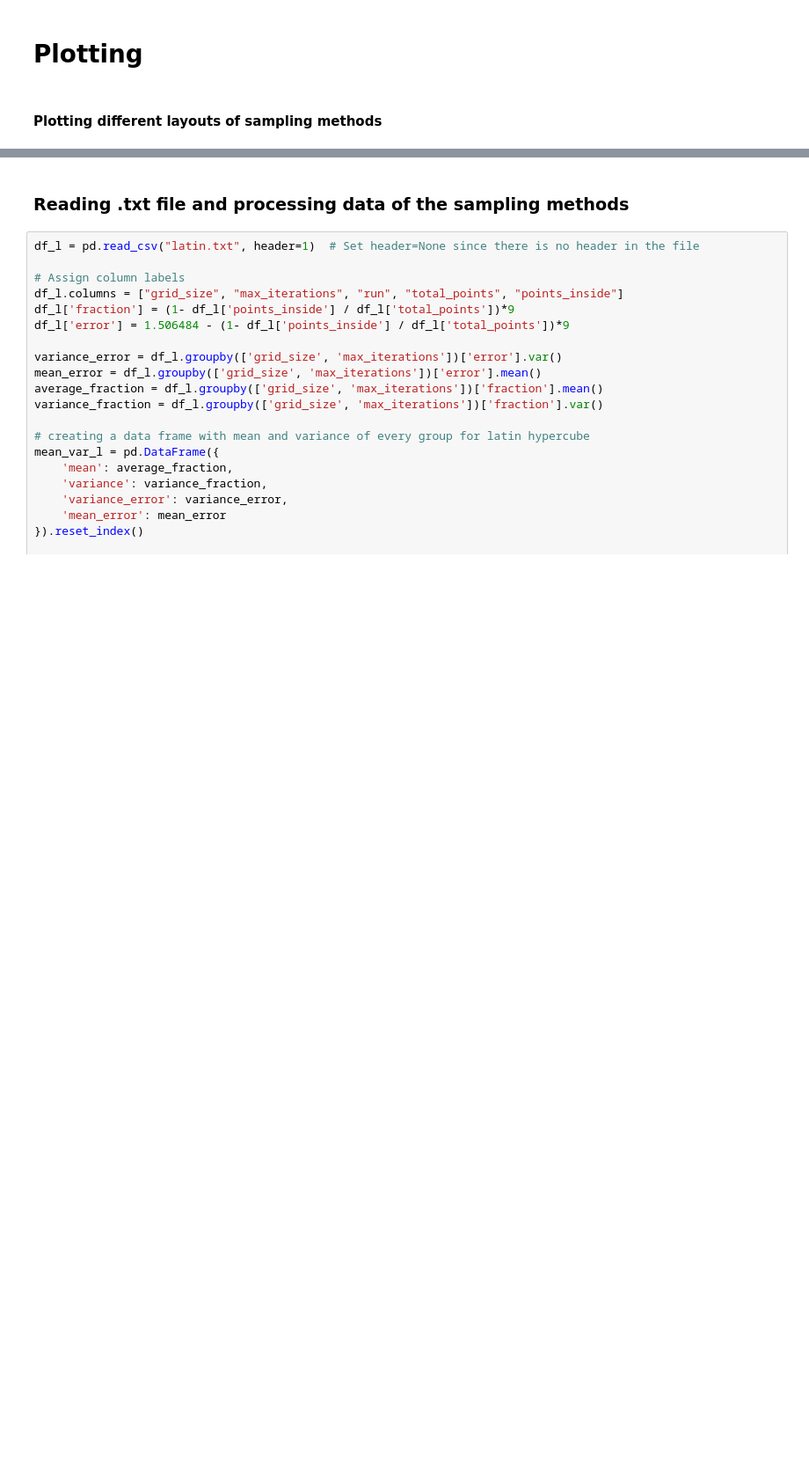
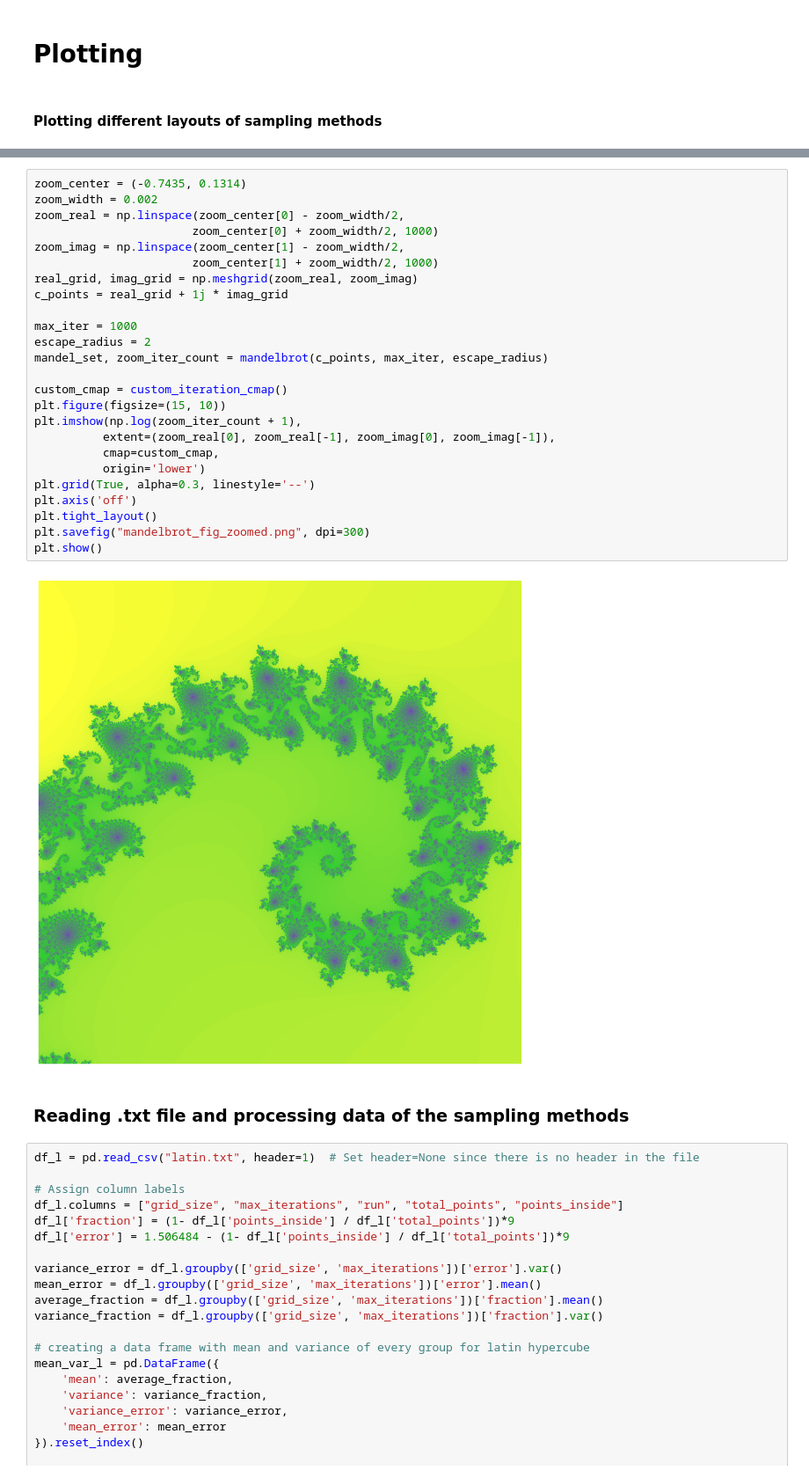
Before and after one commit to Babur-Jihanshahi/ChrisHoynckvanPapendrecht_15340791_CharlotteKoolen_15888592_ZiyaSungkar_14904950_1, a Jupyter notebook: mandelbrot_sim.ipynb, the cells around one changed output, grey strips where cells are left out. Shown at 88% size. Drawn from its saved outputs; the diff is of its cells as text; blank space fills up the shorter version.

```diff
--- a/mandelbrot_sim.ipynb
+++ b/mandelbrot_sim.ipynb
@@ -120,3 +193,30 @@ plt.show()
+# %%
+zoom_center = (-0.7435, 0.1314)
+zoom_width = 0.002
+zoom_real = np.linspace(zoom_center[0] - zoom_width/2,
+                       zoom_center[0] + zoom_width/2, 1000)
+zoom_imag = np.linspace(zoom_center[1] - zoom_width/2,
+                       zoom_center[1] + zoom_width/2, 1000)
+real_grid, imag_grid = np.meshgrid(zoom_real, zoom_imag)
+c_points = real_grid + 1j * imag_grid
+
+max_iter = 1000
+escape_radius = 2
+mandel_set, zoom_iter_count = mandelbrot(c_points, max_iter, escape_radius)
+
+custom_cmap = custom_iteration_cmap()
+plt.figure(figsize=(15, 10))
+plt.imshow(np.log(zoom_iter_count + 1),
+          extent=(zoom_real[0], zoom_real[-1], zoom_imag[0], zoom_imag[-1]),
+          cmap=custom_cmap,
+          origin='lower')
+plt.grid(True, alpha=0.3, linestyle='--')
+plt.axis('off')
+plt.tight_layout()
+plt.savefig("mandelbrot_fig_zoomed.png", dpi=300)
+plt.show()
+# %% [output]
+[figure, added]
 # %% [markdown]
 ### Reading .txt file and processing data of the sampling methods
 # %%
```
Also changed, not shown: parts of 17 cells of this notebook, 4 other files.
